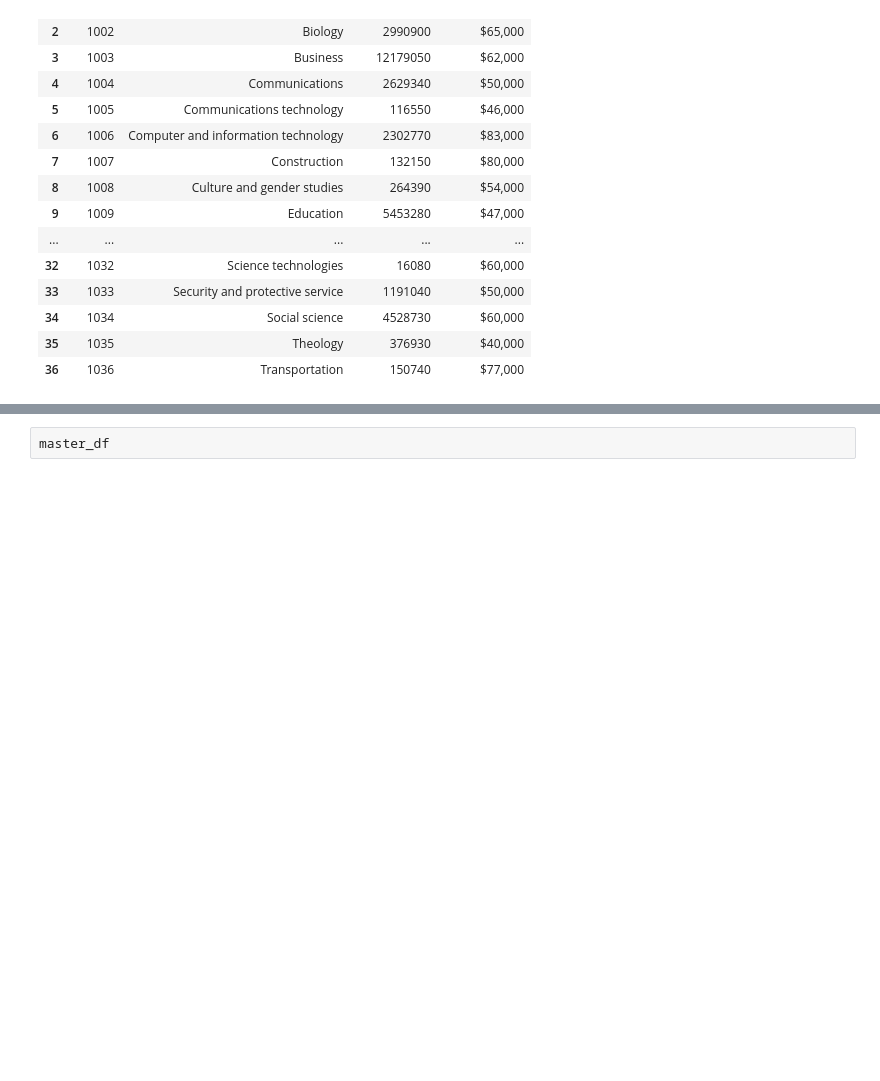
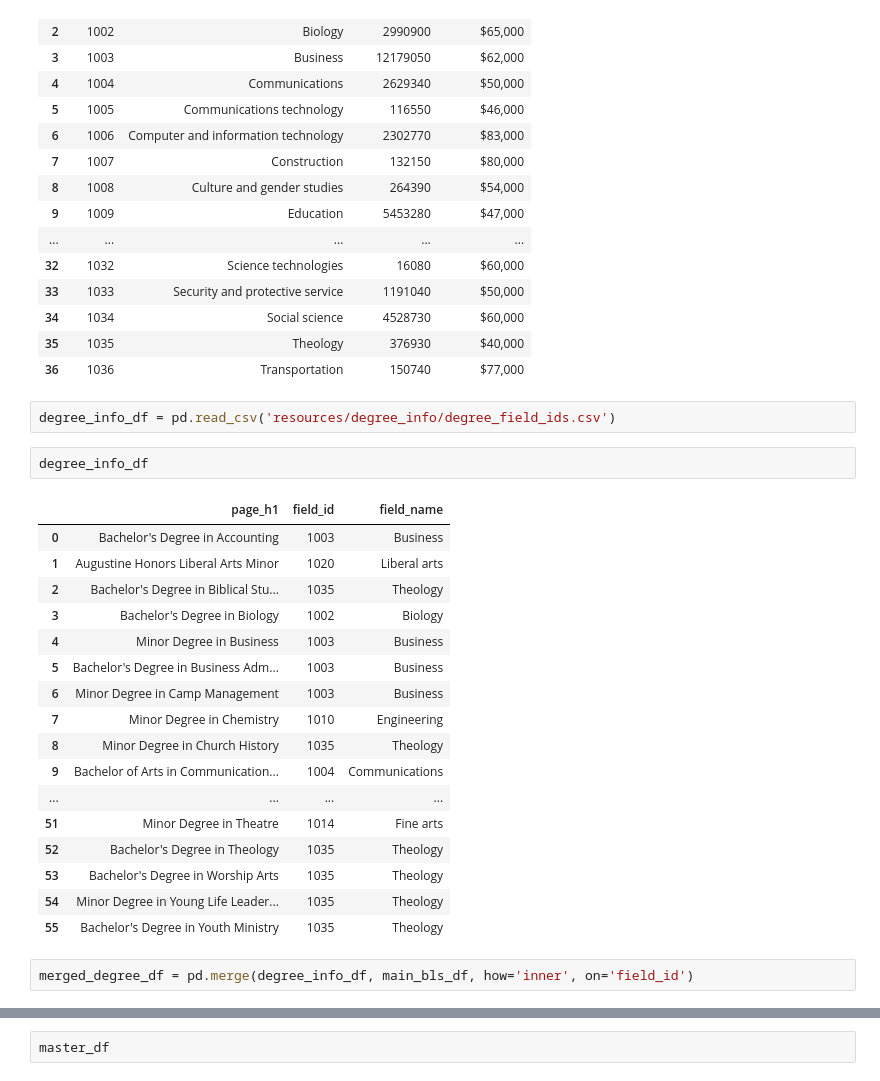
Before and after one commit to CCom20/etl-seo-project, a Jupyter notebook: web_scraper.ipynb, the cells around one changed output, grey strips where cells are left out. Drawn from its saved outputs; the diff is of its cells as text; blank space fills up the shorter version.

```diff
--- a/web_scraper.ipynb
+++ b/web_scraper.ipynb
@@ -340,3 +340,27 @@ main_bls_df
 | 34 | 1034 | Social science | 4528730 | $60,000 |
 | 35 | 1035 | Theology | 376930 | $40,000 |
 | 36 | 1036 | Transportation | 150740 | $77,000 |
+# %%
+degree_info_df = pd.read_csv('resources/degree_info/degree_field_ids.csv')
+# %%
+degree_info_df
+# %% [output]
+|  | page_h1 | field_id | field_name |
+| 0 | Bachelor's Degree in Accounting | 1003 | Business |
+| 1 | Augustine Honors Liberal Arts Minor | 1020 | Liberal arts |
+| 2 | Bachelor's Degree in Biblical Stu... | 1035 | Theology |
+| 3 | Bachelor's Degree in Biology | 1002 | Biology |
+| 4 | Minor Degree in Business | 1003 | Business |
+| 5 | Bachelor's Degree in Business Adm... | 1003 | Business |
+| 6 | Minor Degree in Camp Management | 1003 | Business |
+| 7 | Minor Degree in Chemistry | 1010 | Engineering |
+| 8 | Minor Degree in Church History | 1035 | Theology |
+| 9 | Bachelor of Arts in Communication... | 1004 | Communications |
+| ... | ... | ... | ... |
+| 51 | Minor Degree in Theatre | 1014 | Fine arts |
+| 52 | Bachelor's Degree in Theology | 1035 | Theology |
+| 53 | Bachelor's Degree in Worship Arts | 1035 | Theology |
+| 54 | Minor Degree in Young Life Leader... | 1035 | Theology |
+| 55 | Bachelor's Degree in Youth Ministry | 1035 | Theology |
+# %%
+merged_degree_df = pd.merge(degree_info_df, main_bls_df, how='inner', on='field_id')
```
Also changed, not shown: parts of 14 cells of this notebook, 1 other file.
